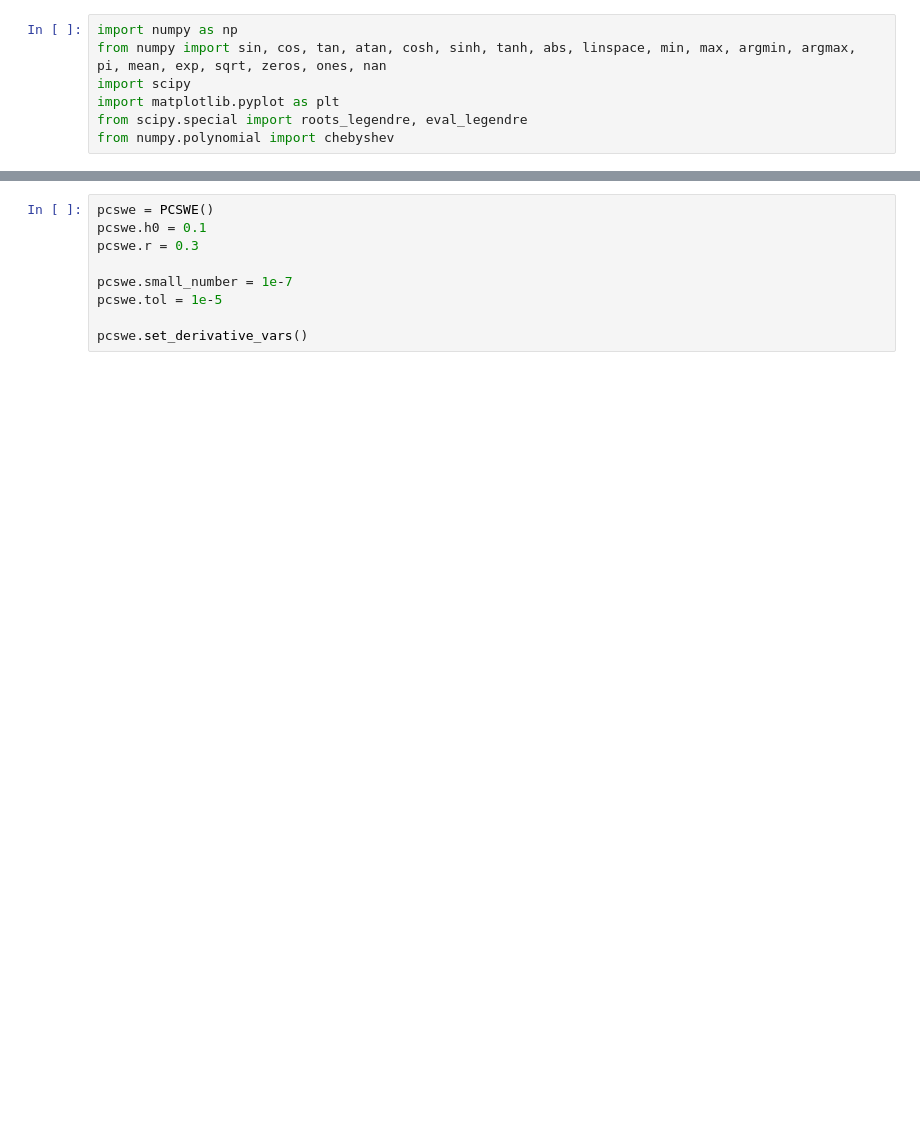
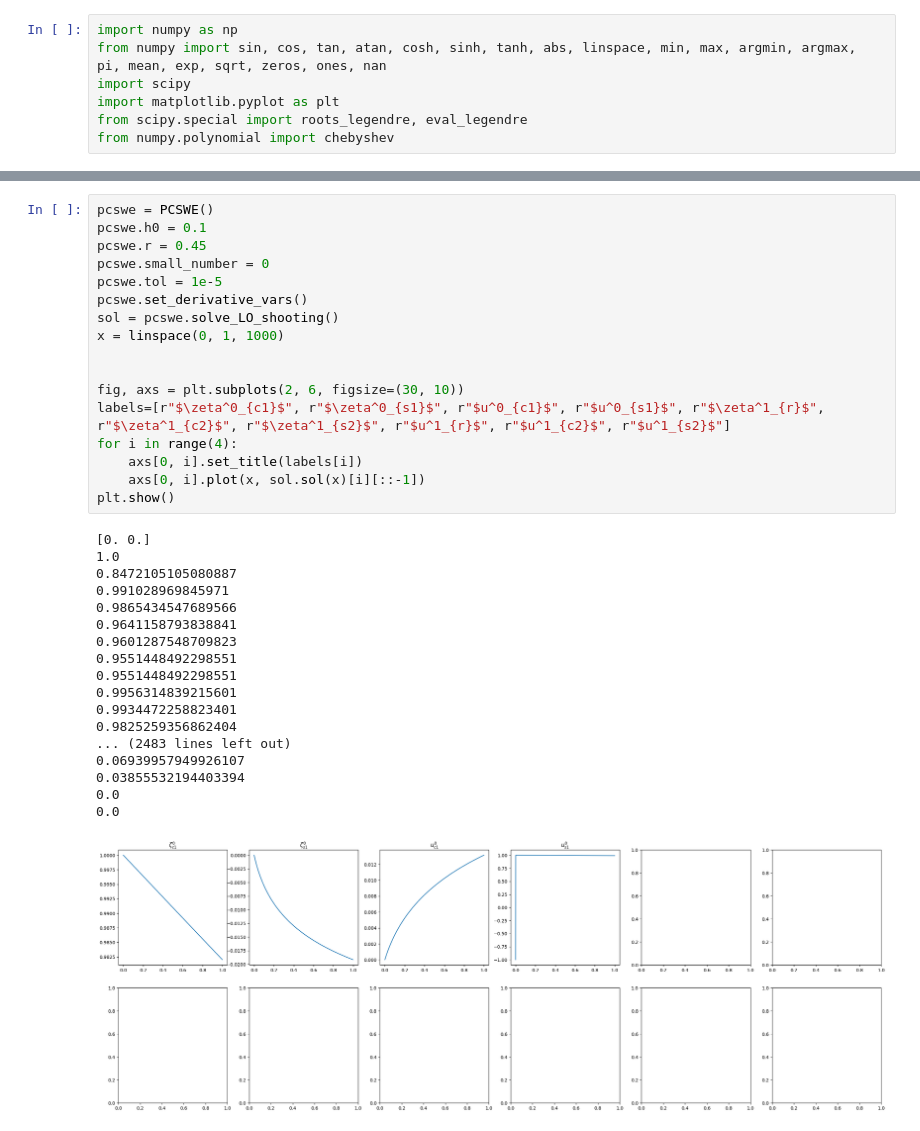
Before and after one commit to Jone-Liekens/Perturbation, a Jupyter notebook: shooting_method_FO.ipynb, the cells around one changed output, grey strips where cells are left out. Saved outputs shown, nothing was run; the diff lists cells and outputs as text; blank space fills up the shorter version.

Commit message:
Almost made it work for leading order (messing with -x, -deriv, -h_x_dx etc.)

```diff
--- a/shooting_method_FO.ipynb
+++ b/shooting_method_FO.ipynb
@@ -281,9 +464,36 @@ class PCSWE():
 # %%
 pcswe = PCSWE()
 pcswe.h0 = 0.1
-pcswe.r = 0.3
+pcswe.r = 0.45
+pcswe.small_number = 0
+pcswe.tol = 1e-5
+pcswe.set_derivative_vars()
+sol = pcswe.solve_LO_shooting()
+x = linspace(0, 1, 1000)
 
-pcswe.small_number = 1e-7
-pcswe.tol = 1e-5
 
-pcswe.set_derivative_vars()
+fig, axs = plt.subplots(2, 6, figsize=(30, 10))
+labels=[r"$\zeta^0_{c1}$", r"$\zeta^0_{s1}$", r"$u^0_{c1}$", r"$u^0_{s1}$", r"$\zeta^1_{r}$", r"$\zeta^1_{c2}$", r"$\zeta^1_{s2}$", r"$u^1_{r}$", r"$u^1_{c2}$", r"$u^1_{s2}$"]
+for i in range(4):
+    axs[0, i].set_title(labels[i])
+    axs[0, i].plot(x, sol.sol(x)[i][::-1])
+plt.show()
+# %% [output]
+[0. 0.]
+1.0
+0.8472105105080887
+0.991028969845971
+0.9865434547689566
+0.9641158793838841
+0.9601287548709823
+0.9551448492298551
+0.9551448492298551
+0.9956314839215601
+0.9934472258823401
+0.9825259356862404
+... (2483 lines left out)
+0.06939957949926107
+0.03855532194403394
+0.0
+0.0
+[figure, added]
```
Also changed, not shown: parts of 2 cells of this notebook.
